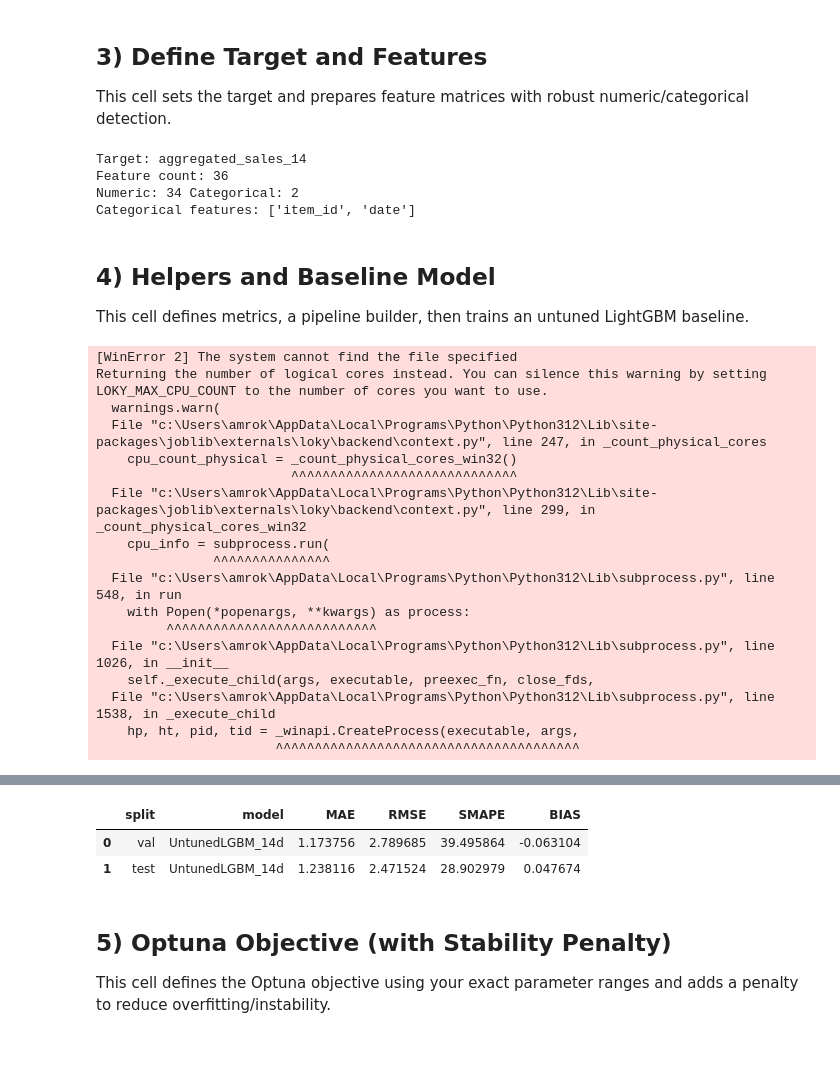
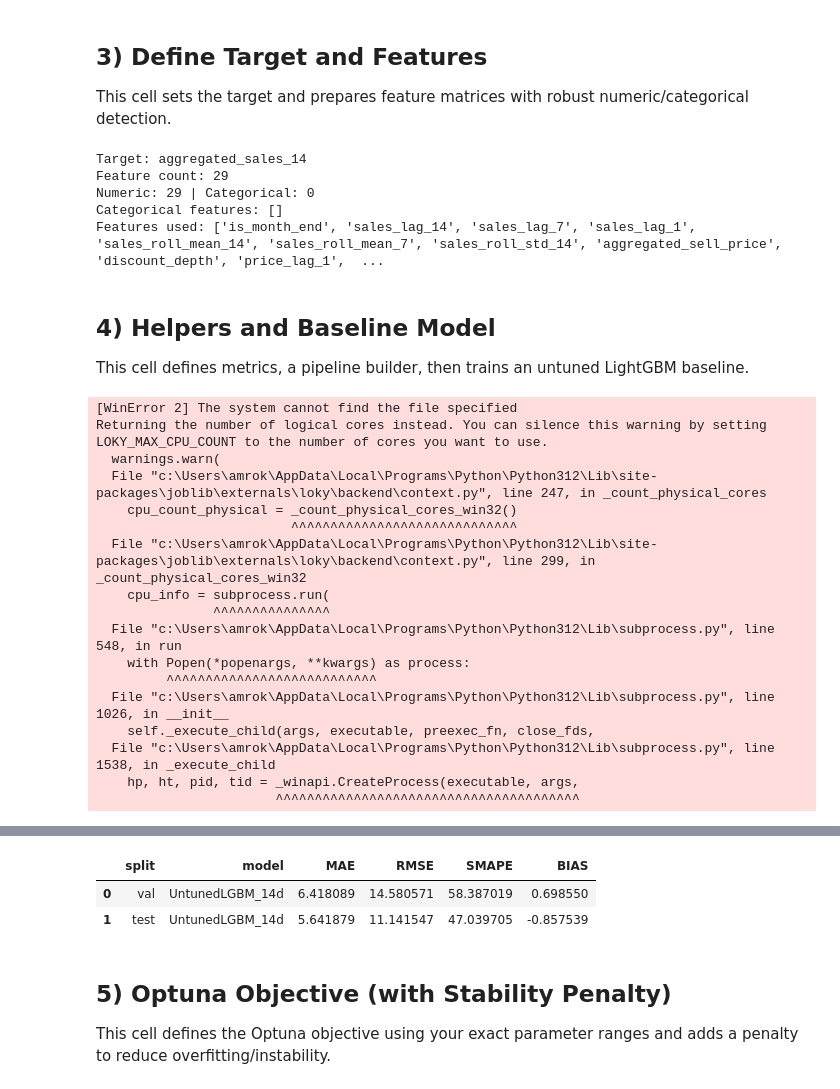
Before and after one commit to AmrKoura/Project_XAI, a Jupyter notebook: xai-retail-replenishment/notebooks/07_tune_lgbm_14_optuna.ipynb, the cells around one changed output, grey strips where cells are left out. Saved outputs shown, nothing was run; the diff lists cells and outputs as text; code cells hidden in the pictures; blank space fills up the shorter version.

```diff
--- a/xai-retail-replenishment/notebooks/07_tune_lgbm_14_optuna.ipynb
+++ b/xai-retail-replenishment/notebooks/07_tune_lgbm_14_optuna.ipynb
@@ -64,27 +64,36 @@ summary
 This cell sets the target and prepares feature matrices with robust numeric/categorical detection.
 # %%
 target_col = 'aggregated_sales_14'
-feature_cols = [c for c in train_df.columns if c != target_col]
+
+# Exact same exclusion list as Notebook 06 — columns that are redundant or leaky
+feature_cols = [c for c in train_df.columns if c not in [
+    target_col, 'date', 'item_id',
+    'sales_lag_2', 'sales_lag_4',
+    'sales_roll_mean_2', 'sales_roll_mean_4',
+    'sales_roll_std_4'
+]]
 
 X_train = train_df[feature_cols].copy()
 y_train = train_df[target_col].copy()
-X_val = val_df[feature_cols].copy()
-y_val = val_df[target_col].copy()
-X_test = test_df[feature_cols].copy()
-y_test = test_df[target_col].copy()
+X_val   = val_df[feature_cols].copy()
+y_val   = val_df[target_col].copy()
+X_test  = test_df[feature_cols].copy()
+y_test  = test_df[target_col].copy()
 
 categorical_features = [c for c in feature_cols if not pd.api.types.is_numeric_dtype(X_train[c])]
-numeric_features = [c for c in feature_cols if pd.api.types.is_numeric_dtype(X_train[c])]
+numeric_features     = [c for c in feature_cols if pd.api.types.is_numeric_dtype(X_train[c])]
 
 print('Target:', target_col)
 print('Feature count:', len(feature_cols))
-print('Numeric:', len(numeric_features), 'Categorical:', len(categorical_features))
+print('Numeric:', len(numeric_features), '| Categorical:', len(categorical_features))
 print('Categorical features:', categorical_features)
+print('Features used:', feature_cols)
 # %% [output]
 Target: aggregated_sales_14
-Feature count: 36
-Numeric: 34 Categorical: 2
-Categorical features: ['item_id', 'date']
+Feature count: 29
+Numeric: 29 | Categorical: 0
+Categorical features: []
+Features used: ['is_month_end', 'sales_lag_14', 'sales_lag_7', 'sales_lag_1', 'sales_roll_mean_14', 'sales_roll_mean_7', 'sales_roll_std_14', 'aggregated_sell_price', 'discount_depth', 'price_lag_1',  ...
 # %% [markdown]
 ## 4) Helpers and Baseline Model
 This cell defines metrics, a pipeline builder, then trains an untuned LightGBM baseline.
@@ -97,52 +106,45 @@ def smape(y_true, y_pred, eps=1e-8):
 
 def compute_metrics(y_true, y_pred):
     return {
-        'MAE': float(mean_absolute_error(y_true, y_pred)),
-        'RMSE': float(np.sqrt(mean_squared_error(y_true, y_pred))),
+        'MAE':   float(mean_absolute_error(y_true, y_pred)),
+        'RMSE':  float(np.sqrt(mean_squared_error(y_true, y_pred))),
         'SMAPE': float(smape(y_true, y_pred)),
-        'BIAS': float(np.mean(np.asarray(y_pred) - np.asarray(y_true))),
+        'BIAS':  float(np.mean(np.asarray(y_pred) - np.asarray(y_true))),
     }
 
 def make_lgbm_pipeline(model_kwargs):
     numeric_transformer = Pipeline(steps=[
         ('imputer', SimpleImputer(strategy='median'))
     ])
-
     categorical_transformer = Pipeline(steps=[
         ('imputer', SimpleImputer(strategy='most_frequent')),
         ('onehot', OneHotEncoder(handle_unknown='ignore'))
     ])
-
-    preprocessor = ColumnTransformer(
-        transformers=[
-            ('num', numeric_transformer, numeric_features),
-            ('cat', categorical_transformer, categorical_features),
-        ]
-    )
-
+    preprocessor = ColumnTransformer(transformers=[
+        ('num', numeric_transformer, numeric_features),
+        ('cat', categorical_transformer, categorical_features),
+    ])
     model = LGBMRegressor(random_state=RANDOM_SEED, **model_kwargs)
     return Pipeline(steps=[('prep', preprocessor), ('model', model)])
 
+# Untuned baseline — exact params from Notebook 06
 untuned_params = dict(
     n_estimators=400,
     learning_rate=0.03,
     num_leaves=64,
-    min_child_samples=20,
-    feature_fraction=1.0,
-    bagging_fraction=1.0,
 )
 
 untuned_lgbm = make_lgbm_pipeline(untuned_params)
 untuned_lgbm.fit(X_train, y_train)
 
-pred_untuned_val = untuned_lgbm.predict(X_val)
+pred_untuned_val  = untuned_lgbm.predict(X_val)
 pred_untuned_test = untuned_lgbm.predict(X_test)
 
-baseline_val = compute_metrics(y_val, pred_untuned_val)
+baseline_val  = compute_metrics(y_val,  pred_untuned_val)
 baseline_test = compute_metrics(y_test, pred_untuned_test)
 
 pd.DataFrame([
-    {'split': 'val', 'model': 'UntunedLGBM_14d', **baseline_val},
+    {'split': 'val',  'model': 'UntunedLGBM_14d', **baseline_val},
     {'split': 'test', 'model': 'UntunedLGBM_14d', **baseline_test},
 ])
 # %% [output]
@@ -179,6 +174,6 @@ You can set `force_col_wise=true` to remove the overhead.
 |  | split | model | MAE | RMSE | SMAPE | BIAS |
-| 0 | val | UntunedLGBM_14d | 1.173756 | 2.789685 | 39.495864 | -0.063104 |
-| 1 | test | UntunedLGBM_14d | 1.238116 | 2.471524 | 28.902979 | 0.047674 |
+| 0 | val | UntunedLGBM_14d | 6.418089 | 14.580571 | 58.387019 | 0.698550 |
+| 1 | test | UntunedLGBM_14d | 5.641879 | 11.141547 | 47.039705 | -0.857539 |
 # %% [markdown]
 ## 5) Optuna Objective (with Stability Penalty)
 This cell defines the Optuna objective using your exact parameter ranges and adds a penalty to reduce overfitting/instability.
```
Also changed, not shown: parts of 11 cells of this notebook, 16 other files.
